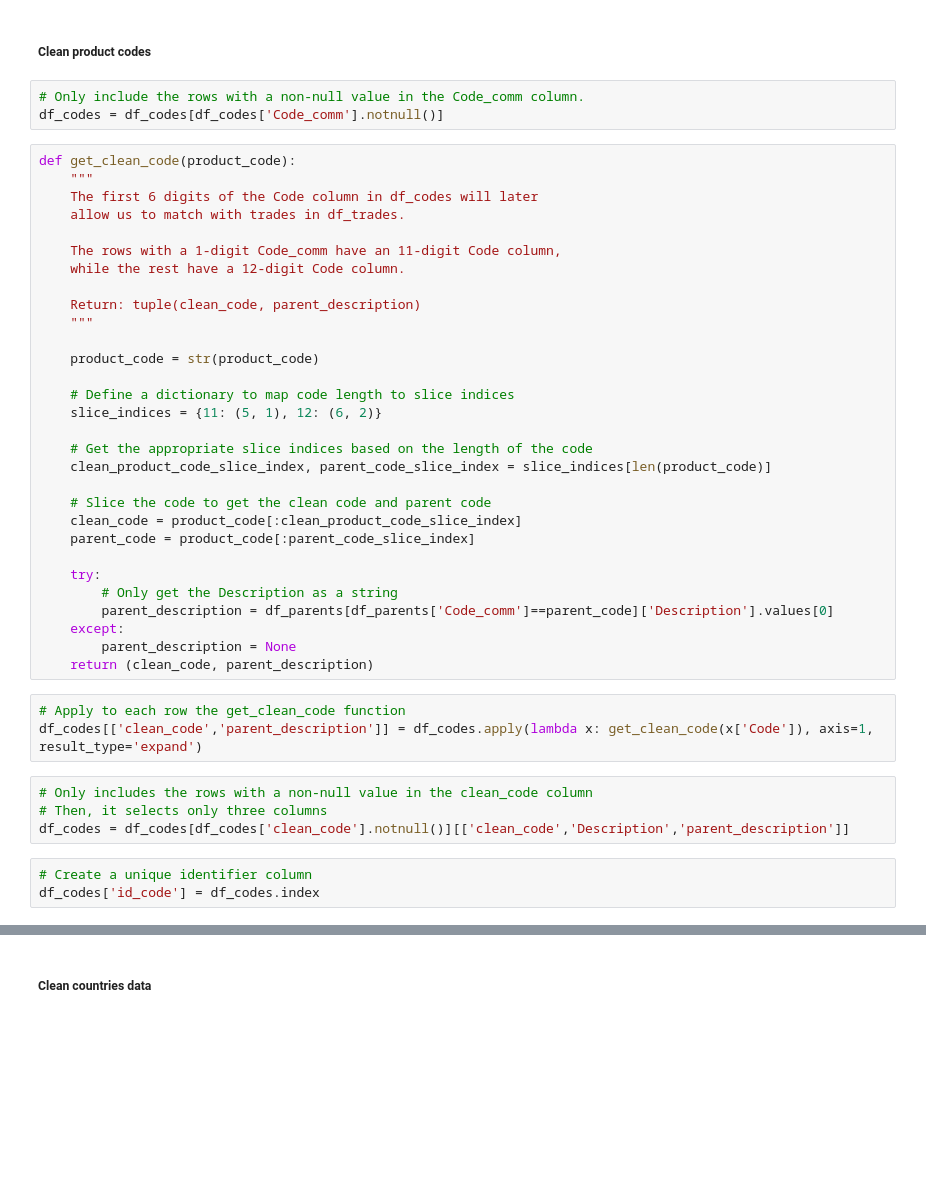
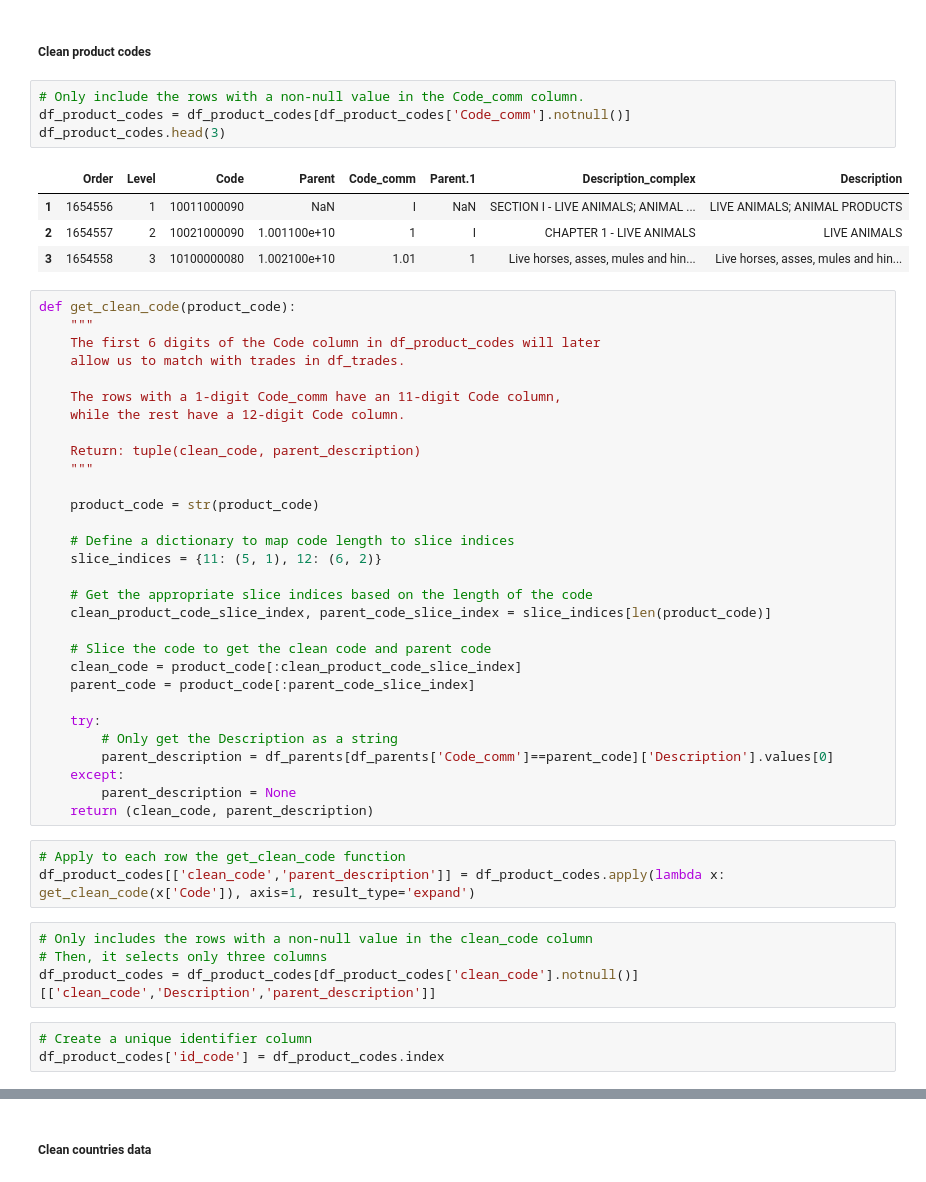
Before and after one commit to betofleitass/etl_python_pentaho, a Jupyter notebook: etl.ipynb, the cells around one changed output, grey strips where cells are left out. Saved outputs shown, nothing was run; the diff lists cells and outputs as text; blank space fills up the shorter version.

```diff
--- a/etl.ipynb
+++ b/etl.ipynb
@@ -41,11 +73,17 @@ df_parents = df_codes[df_codes['Level']==2].copy()
 ##### Clean product codes
 # %%
 # Only include the rows with a non-null value in the Code_comm column.
-df_codes = df_codes[df_codes['Code_comm'].notnull()]
+df_product_codes = df_product_codes[df_product_codes['Code_comm'].notnull()]
+df_product_codes.head(3)
+# %% [output]
+|  | Order | Level | Code | Parent | Code_comm | Parent.1 | Description_complex | Description |
+| 1 | 1654556 | 1 | 10011000090 | NaN | I | NaN | SECTION I - LIVE ANIMALS; ANIMAL ... | LIVE ANIMALS; ANIMAL PRODUCTS |
+| 2 | 1654557 | 2 | 10021000090 | 1.001100e+10 | 1 | I | CHAPTER 1 - LIVE ANIMALS | LIVE ANIMALS |
+| 3 | 1654558 | 3 | 10100000080 | 1.002100e+10 | 1.01 | 1 | Live horses, asses, mules and hin... | Live horses, asses, mules and hin... |
 # %%
 def get_clean_code(product_code):
     """
-    The first 6 digits of the Code column in df_codes will later
+    The first 6 digits of the Code column in df_product_codes will later
     allow us to match with trades in df_trades.
 
     The rows with a 1-digit Code_comm have an 11-digit Code column,
@@ -74,13 +112,13 @@ def get_clean_code(product_code):
     return (clean_code, parent_description)
 # %%
 # Apply to each row the get_clean_code function
-df_codes[['clean_code','parent_description']] = df_codes.apply(lambda x: get_clean_code(x['Code']), axis=1, result_type='expand')
+df_product_codes[['clean_code','parent_description']] = df_product_codes.apply(lambda x: get_clean_code(x['Code']), axis=1, result_type='expand')
 # %%
 # Only includes the rows with a non-null value in the clean_code column
 # Then, it selects only three columns
-df_codes = df_codes[df_codes['clean_code'].notnull()][['clean_code','Description','parent_description']]
+df_product_codes = df_product_codes[df_product_codes['clean_code'].notnull()][['clean_code','Description','parent_description']]
 # %%
 # Create a unique identifier column
-df_codes['id_code'] = df_codes.index
+df_product_codes['id_code'] = df_product_codes.index
 # %%
 # Convert clean_code column to int
```
Also changed, not shown: parts of 24 cells of this notebook.
